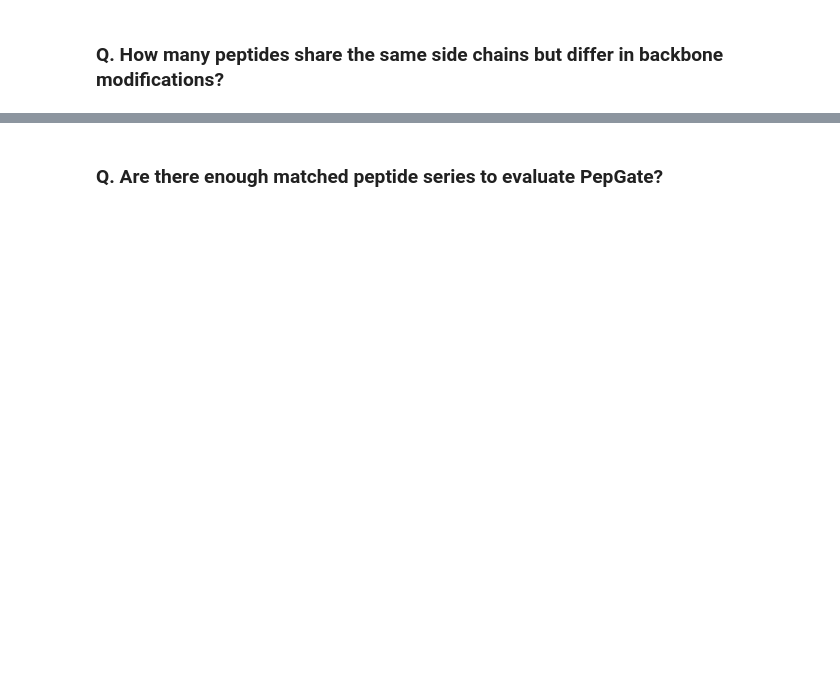
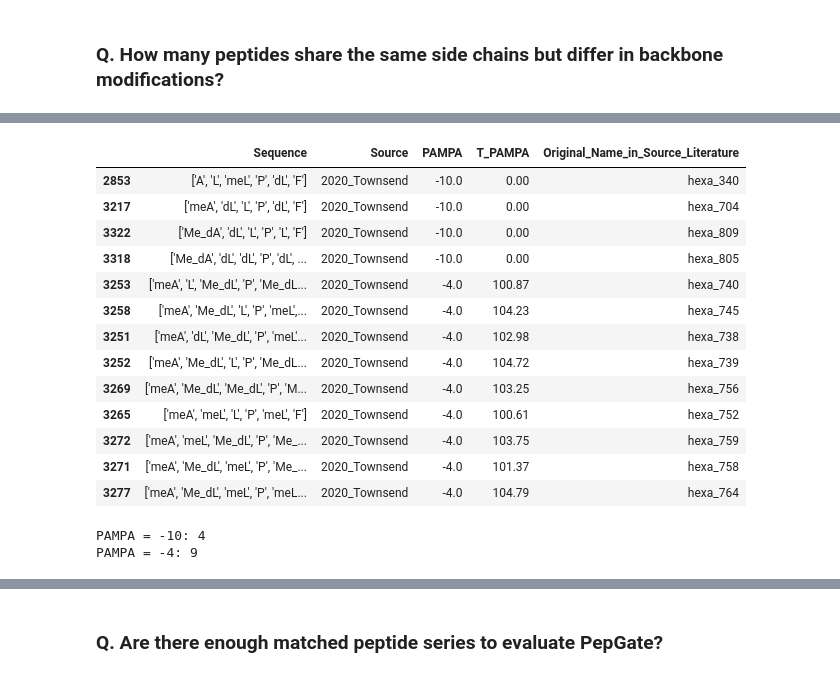
Before and after one commit to hamda-alh/PepGate, a Jupyter notebook: notebooks/01_EDA.ipynb, the cells around one changed output, grey strips where cells are left out. Saved outputs shown, nothing was run; the diff lists cells and outputs as text; code cells hidden in the pictures; blank space fills up the shorter version.

```diff
--- a/notebooks/01_EDA.ipynb
+++ b/notebooks/01_EDA.ipynb
@@ -635,0 +836,37 @@ Candidate backbone N-methylated monomers: 58
+# %%
+# Inspect extreme PAMPA measurements
+extreme = example_series[
+    (example_series["PAMPA"] <= -9) |
+    (example_series["PAMPA"] >= -4)
+]
+
+cols = [
+    "Sequence",
+    "Source",
+    "PAMPA",
+    "T_PAMPA",
+    "Original_Name_in_Source_Literature"
+]
+
+display(extreme[cols].sort_values("PAMPA"))
+
+# Count boundary values
+print("PAMPA = -10:", (example_series["PAMPA"] == -10).sum())
+print("PAMPA = -4:", (example_series["PAMPA"] == -4).sum())
+# %% [output]
+|  | Sequence | Source | PAMPA | T_PAMPA | Original_Name_in_Source_Literature |
+| 2853 | ['A', 'L', 'meL', 'P', 'dL', 'F'] | 2020_Townsend | -10.0 | 0.00 | hexa_340 |
+| 3217 | ['meA', 'dL', 'L', 'P', 'dL', 'F'] | 2020_Townsend | -10.0 | 0.00 | hexa_704 |
+| 3322 | ['Me_dA', 'dL', 'L', 'P', 'L', 'F'] | 2020_Townsend | -10.0 | 0.00 | hexa_809 |
+| 3318 | ['Me_dA', 'dL', 'dL', 'P', 'dL', ... | 2020_Townsend | -10.0 | 0.00 | hexa_805 |
+| 3253 | ['meA', 'L', 'Me_dL', 'P', 'Me_dL... | 2020_Townsend | -4.0 | 100.87 | hexa_740 |
+| 3258 | ['meA', 'Me_dL', 'L', 'P', 'meL',... | 2020_Townsend | -4.0 | 104.23 | hexa_745 |
+| 3251 | ['meA', 'dL', 'Me_dL', 'P', 'meL'... | 2020_Townsend | -4.0 | 102.98 | hexa_738 |
+| 3252 | ['meA', 'Me_dL', 'L', 'P', 'Me_dL... | 2020_Townsend | -4.0 | 104.72 | hexa_739 |
+| 3269 | ['meA', 'Me_dL', 'Me_dL', 'P', 'M... | 2020_Townsend | -4.0 | 103.25 | hexa_756 |
+| 3265 | ['meA', 'meL', 'L', 'P', 'meL', 'F'] | 2020_Townsend | -4.0 | 100.61 | hexa_752 |
+| 3272 | ['meA', 'meL', 'Me_dL', 'P', 'Me_... | 2020_Townsend | -4.0 | 103.75 | hexa_759 |
+| 3271 | ['meA', 'Me_dL', 'meL', 'P', 'Me_... | 2020_Townsend | -4.0 | 101.37 | hexa_758 |
+| 3277 | ['meA', 'Me_dL', 'meL', 'P', 'meL... | 2020_Townsend | -4.0 | 104.79 | hexa_764 |
+PAMPA = -10: 4
+PAMPA = -4: 9
```
Also changed, not shown: parts of 63 cells of this notebook.
